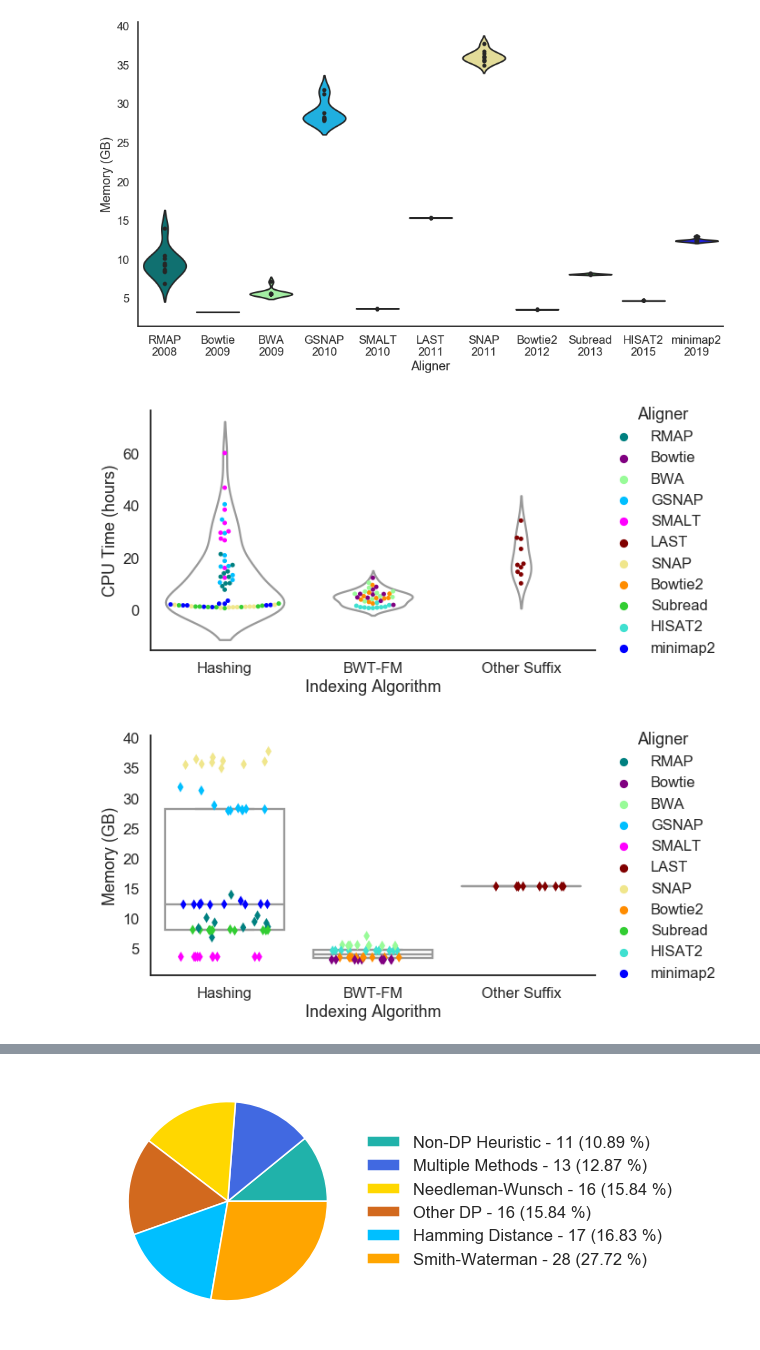
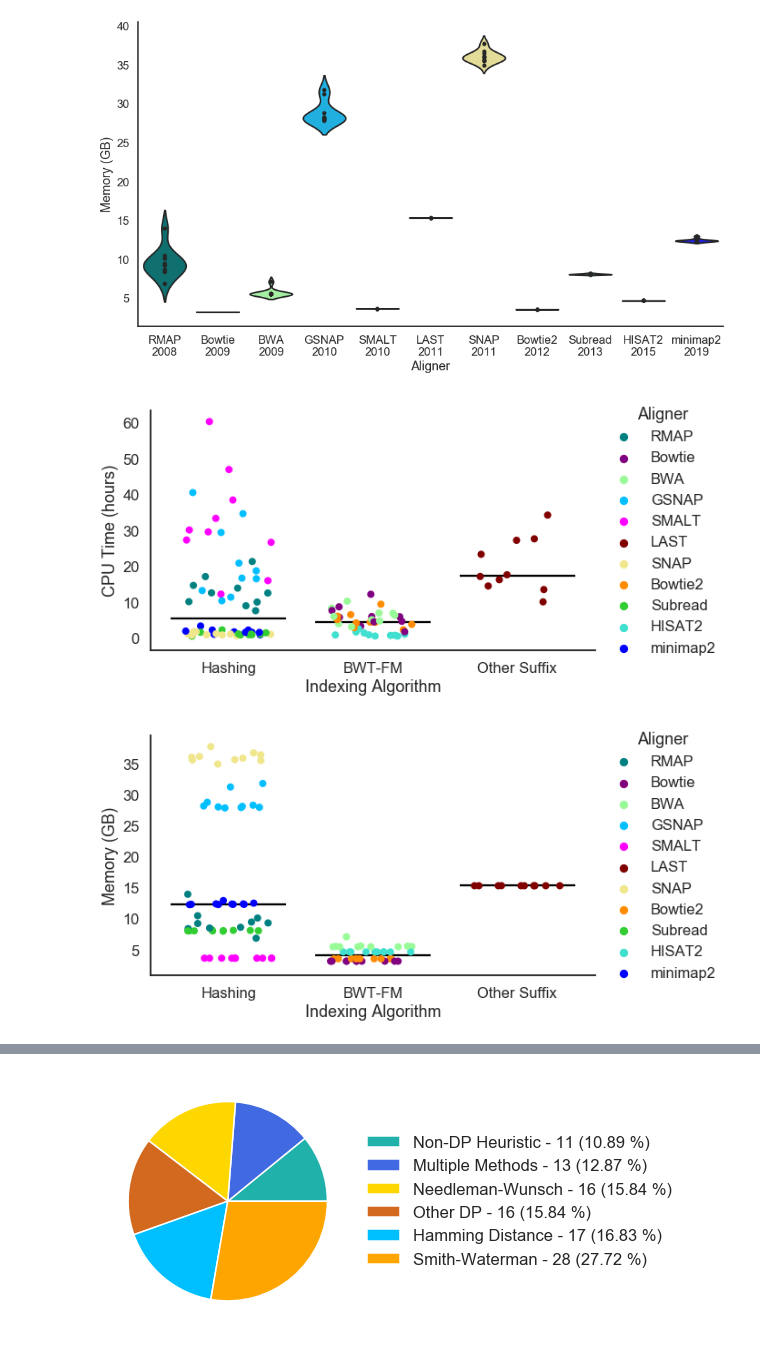
Before and after one commit to Mangul-Lab-USC/review-technology-dictates-algorithms, a Jupyter notebook: notebooks/Figure2.ipynb, the cells around one changed output, grey strips where cells are left out. Drawn from its saved outputs; the diff is of its cells as text; code cells hidden in the pictures.

```diff
--- a/notebooks/Figure2.ipynb
+++ b/notebooks/Figure2.ipynb
@@ -387,32 +455,49 @@ plt.savefig('../figures/Figure2_e_1.pdf')
 # %%
 plt.figure(figsize=(10,5))
 
 sns.set_style('white')
 sns.set_context('talk')
-ax = sns.violinplot(data = rtyear_melt, x = 'index', y = 'runtime', scale="count",
-                 order=['Hashing','BWT-FM','Other Suffix'], color="1", inner=None)
-ax = sns.swarmplot(data = rtyear_melt, x = 'index', y = 'runtime',
+#ax = sns.boxplot(data = rtyear_melt, x = 'index', y = 'runtime', whis=0,
+#                 order=['Hashing','BWT-FM','Other Suffix'], color="1", fliersize=0)
+
+medians = rtyear_melt.groupby('index').median()
+
+ax = sns.stripplot(data = rtyear_melt, x = 'index', y = 'runtime',
                    order=['Hashing','BWT-FM','Other Suffix'],
-                   palette=tool_clrs, hue="aligner", hue_order=order_by_year)#, size=8, jitter=.3)
+                   palette=tool_clrs, hue="aligner", hue_order=order_by_year, size=8, jitter=.3)
+
+plt.hlines(medians.loc[medians.index == 'Hashing','runtime'], -.4, .4, color="black", linestyle='solid')
+plt.hlines(medians.loc[medians.index == 'BWT-FM','runtime'], 0.6, 1.4, color="black", linestyle='solid')
+plt.hlines(medians.loc[medians.index == 'Other Suffix','runtime'], 1.6, 2.4, color="black", linestyle='solid')
+
+
 ax.set(xlabel = 'Indexing Algorithm', ylabel = 'CPU Time (hours)')
 leg = plt.legend(title='Aligner', loc='center left', bbox_to_anchor=(1, .5), frameon=False)
 
 sns.despine()
 plt.tight_layout()
-#plt.show()
+# plt.show()
 plt.savefig('../figures/Figure2_f_0.png')
 plt.savefig('../figures/Figure2_f_0.pdf')
 # %% [output]
-[figure, old version]
+[figure, new version]
 # %%
 plt.figure(figsize=(10,5))
 
 sns.set_style('white')
 sns.set_context('talk')
-ax = sns.boxplot(data = memyear_melt, x = 'index', y = 'memory', order=['Hashing','BWT-FM','Other Suffix'],
-                 color="1", fliersize=0, whis=0)
+
+medians = memyear_melt.groupby('index').median()
+
+#ax = sns.boxplot(data = memyear_melt, x = 'index', y = 'memory', order=['Hashing','BWT-FM','Other Suffix'],
+#                 color="1", fliersize=0, whis=0)
 ax = sns.stripplot(data = memyear_melt, x = 'index', y = 'memory', order=['Hashing','BWT-FM','Other Suffix'],
-                  palette=tool_clrs, hue="aligner", hue_order=order_by_year, size=8, jitter=.3, marker='d')
+                  palette=tool_clrs, hue="aligner", hue_order=order_by_year, size=8, jitter=.3)
+
+plt.hlines(medians.loc[medians.index == 'Hashing','memory'], -.4, .4, color="black", linestyle='solid')
+plt.hlines(medians.loc[medians.index == 'BWT-FM','memory'], 0.6, 1.4, color="black", linestyle='solid')
+plt.hlines(medians.loc[medians.index == 'Other Suffix','memory'], 1.6, 2.4, color="black", linestyle='solid')
+
 ax.set(xlabel = 'Indexing Algorithm', ylabel = 'Memory (GB)')
 leg = plt.legend(title='Aligner', loc='center left', bbox_to_anchor=(1, .5), frameon=False)
 plt.tight_layout()
@@ -422,7 +507,7 @@ sns.despine()
 plt.savefig('../figures/Figure2_f_1.png')
 plt.savefig('../figures/Figure2_f_1.pdf')
 # %% [output]
-[figure, old version]
+[figure, new version]
 # %%
 plt.figure(figsize=(8,5))
 
```
Also changed, not shown: parts of 16 cells of this notebook, 30 other files.
